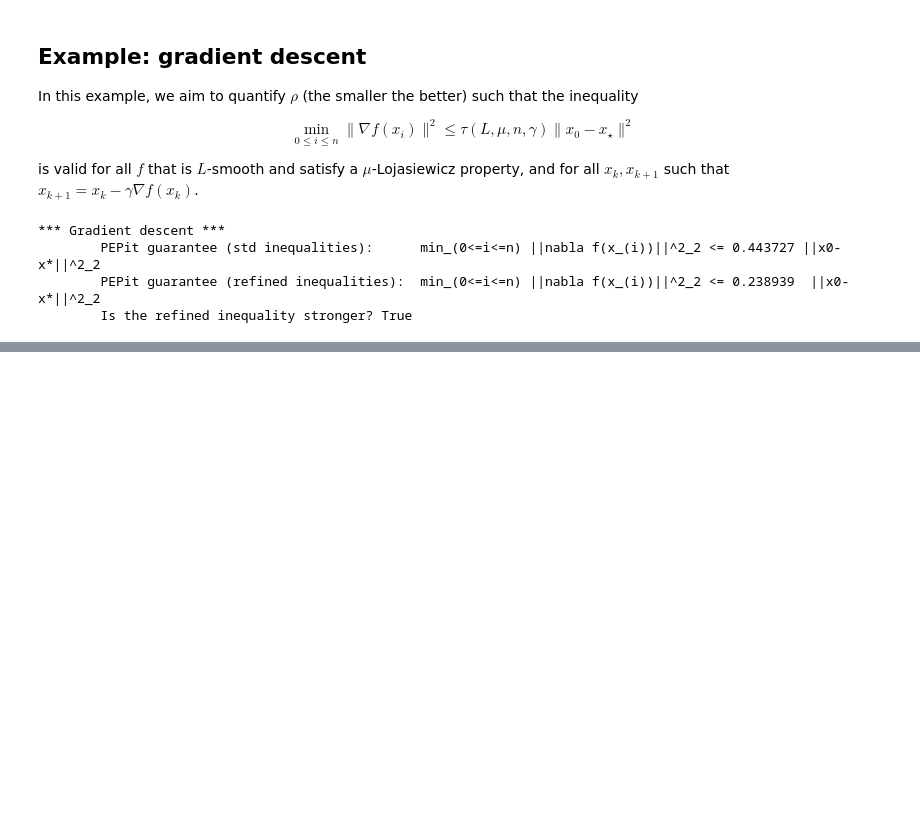
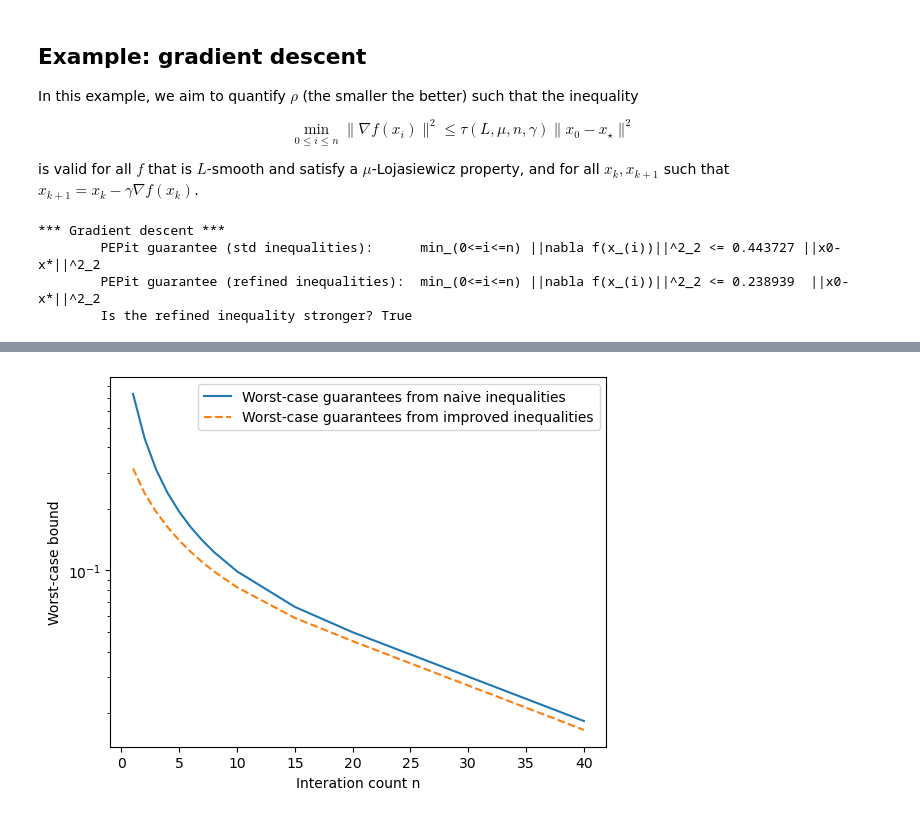
Before and after one commit to AnneRubbens/Constraints_Strengthening, a Jupyter notebook: PEPit/GD.ipynb, the cells around one changed output, grey strips where cells are left out. Cells and saved outputs as stored; diff of their text form; code cells hidden in the pictures; blank space fills up the shorter version.

```diff
--- a/PEPit/GD.ipynb
+++ b/PEPit/GD.ipynb
@@ -268,0 +271,22 @@ print('\tIs the refined inequality stronger? {}'.format(pepit_tau_improved<=pepi
+# %%
+import matplotlib.pyplot as plt
+import numpy as np
+import time
+
+n_list = np.array([1, 2, 3, 4, 5, 6, 7, 8, 10, 15, 20, 25, 30, 35, 40, 50])
+
+L, mu, gamma = 1, .1, 1
+alpha = (mu/2/(L+mu))
+verbose = 0
+
+GD_Loja_Naive = list()
+GD_Loja_Improved = list()
+
+for n in n_list:
+    t0= time.process_time()
+    pepit_tau_naive = wc_gradient_descent_NaiveLojaciewicz(L, mu, gamma, n, verbose=verbose)
+    GD_Loja_Naive.append(pepit_tau_naive)
+    pepit_tau_improved = wc_gradient_descent_ImprovedLojaciewicz(L, mu, gamma, alpha, n, verbose=verbose)
+    GD_Loja_Improved.append(pepit_tau_improved)
+    t1 = time.process_time() - t0
+    print('n=',n,' done [elapsed time:',"%.2f" %t1,'[s]')
@@ -268,0 +304,13 @@ print('\tIs the refined inequality stronger? {}'.format(pepit_tau_improved<=pepi
+# %%
+# Plots
+plt.plot(n_list, GD_Loja_Naive, '-', label='Worst-case guarantees from naive inequalities')
+plt.plot(n_list, GD_Loja_Improved, '--', label='Worst-case guarantees from improved inequalities')
+
+plt.legend()
+plt.xlabel('Interation count n')
+plt.ylabel('Worst-case bound')
+plt.semilogy()
+
+plt.show()
+# %% [output]
+[figure, added]
```
Also changed, not shown: parts of 2 cells of this notebook.
